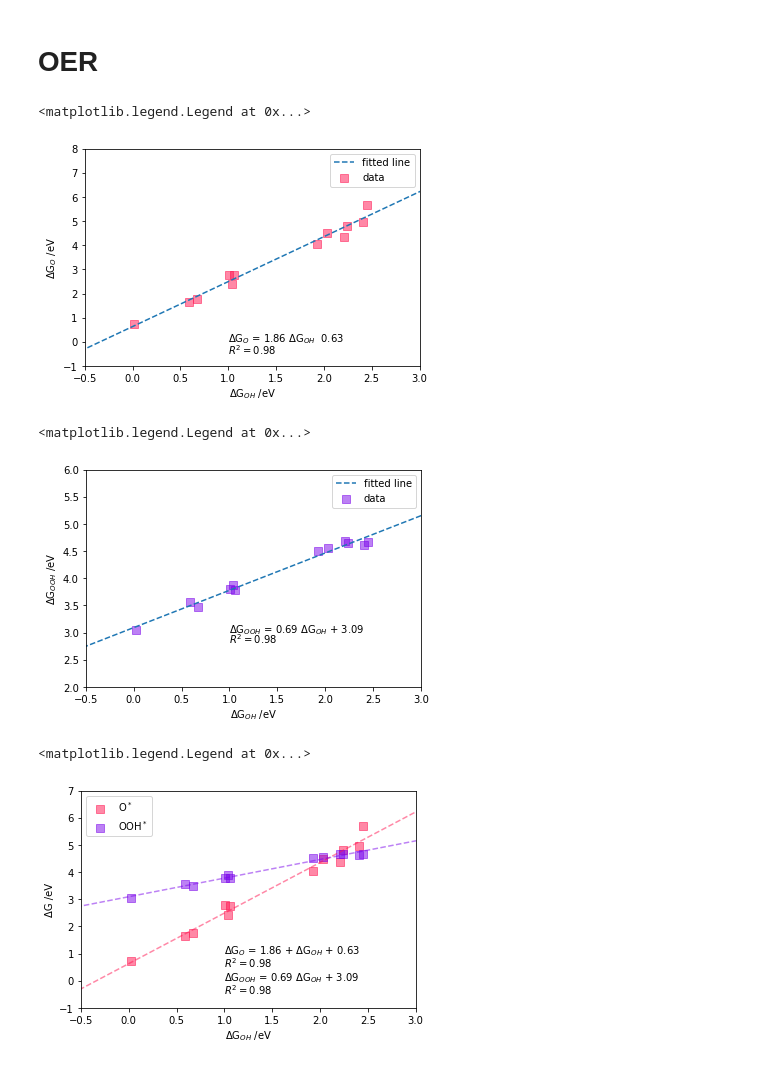
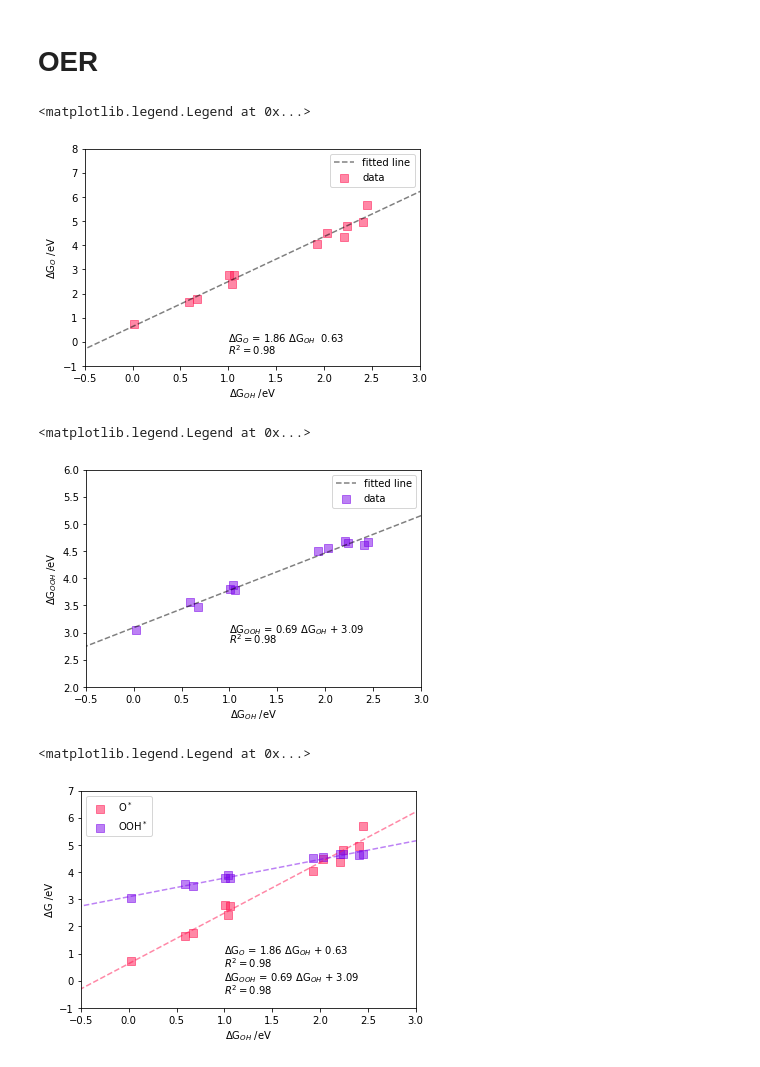
Before and after one commit to hjyang2798/CER_repository_CCEL, a Jupyter notebook: paper_N4_scaling_volcano.ipynb, the cells around one changed output. Saved outputs shown, nothing was run; the diff lists cells and outputs as text; code cells hidden in the pictures.

```diff
--- a/paper_N4_scaling_volcano.ipynb
+++ b/paper_N4_scaling_volcano.ipynb
@@ -56,29 +97,29 @@ N4_df
 # %%
 plt.figure(figsize=(6,4))
 
 x_n, y_n = N4_df['G_OH_t'],N4_df['G_O_t']
 
 plt.scatter(x_n, y_n,label = 'data' ,color=c[0], alpha=0.5 ,s=50,marker='s')
 
 plt.xlabel('ΔG$_{OH}$ /eV')
 plt.ylabel('ΔG$_O$ /eV')
 
 
 res = stats.linregress(x_n, y_n)
 #print(res)
 x_fit = np.arange(-1,6,0.01)
 y_fit = res.intercept + res.slope* x_fit
 
 
 plt.xlim(-.5,3)
 plt.ylim(-1,8)
-plt.plot(x_fit,y_fit,'--',label='fitted line')
+plt.plot(x_fit,y_fit,'--',label='fitted line',c='black',linewidth=1.5,alpha=0.5)
 plt.text( 1,0 ,'ΔG$_O$ = %.2f ΔG$_{OH}$  %.2f ' %(res.slope, res.intercept))
 plt.text( 1,-.5 ,'$R^2 = %.2f$' %res.rvalue**2)
 plt.legend()
 # %% [output]
 <matplotlib.legend.Legend at 0x...>
-[figure, old version]
+[figure, new version]
 # %%
 plt.figure(figsize=(6,4))
 
@@ -97,13 +138,13 @@ y_fit = res2.intercept + res2.slope* x_fit
 
 plt.xlim(-.5,3)
 plt.ylim(2,6)
-plt.plot(x_fit,y_fit,'--',label='fitted line')
+plt.plot(x_fit,y_fit,'--',label='fitted line',c='black',linewidth=1.5,alpha=0.5)
 plt.text( 1,3.0 ,'ΔG$_{OOH}$ = %.2f ΔG$_{OH}$ + %.2f ' %(res2.slope, res2.intercept))
 plt.text( 1,2.8 ,'$R^2 = %.2f$' %res2.rvalue**2)
 plt.legend()
 # %% [output]
 <matplotlib.legend.Legend at 0x...>
-[figure, old version]
+[figure, new version]
 # %%
 plt.figure(figsize=(6,4))
 
@@ -137,11 +178,11 @@ y_fit = res2.intercept + res2.slope* x_fit
 plt.xlim(-.5,3)
 plt.ylim(-1,7)
 plt.plot(x_fit,y_fit,'--',color=c[3],alpha=0.5)
-plt.text( 1,1 ,'ΔG$_O$ = %.2f + ΔG$_{OH}$ + %.2f ' %(res.slope, res.intercept))
+plt.text( 1,1 ,'ΔG$_O$ = %.2f ΔG$_{OH}$ + %.2f ' %(res.slope, res.intercept))
 plt.text( 1,.5 ,'$R^2 = %.2f$' %res.rvalue**2)
 plt.text( 1,0 ,'ΔG$_{OOH}$ = %.2f ΔG$_{OH}$ + %.2f ' %(res2.slope, res2.intercept))
 plt.text( 1,-.5 ,'$R^2 = %.2f$' %res2.rvalue**2)
 plt.legend()
 # %% [output]
 <matplotlib.legend.Legend at 0x...>
-[figure, old version]
+[figure, new version]
```
Also changed, not shown: parts of 20 cells of this notebook.
